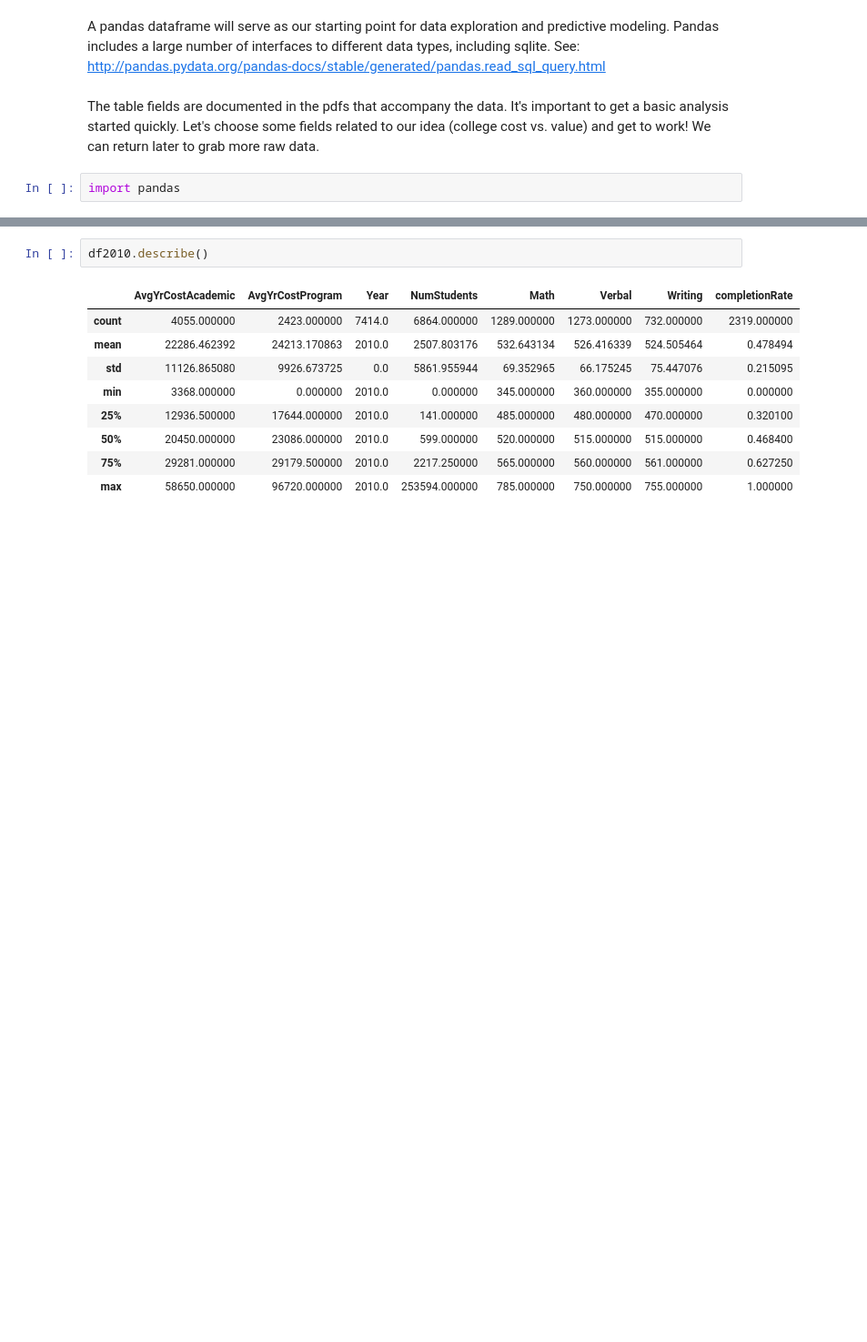
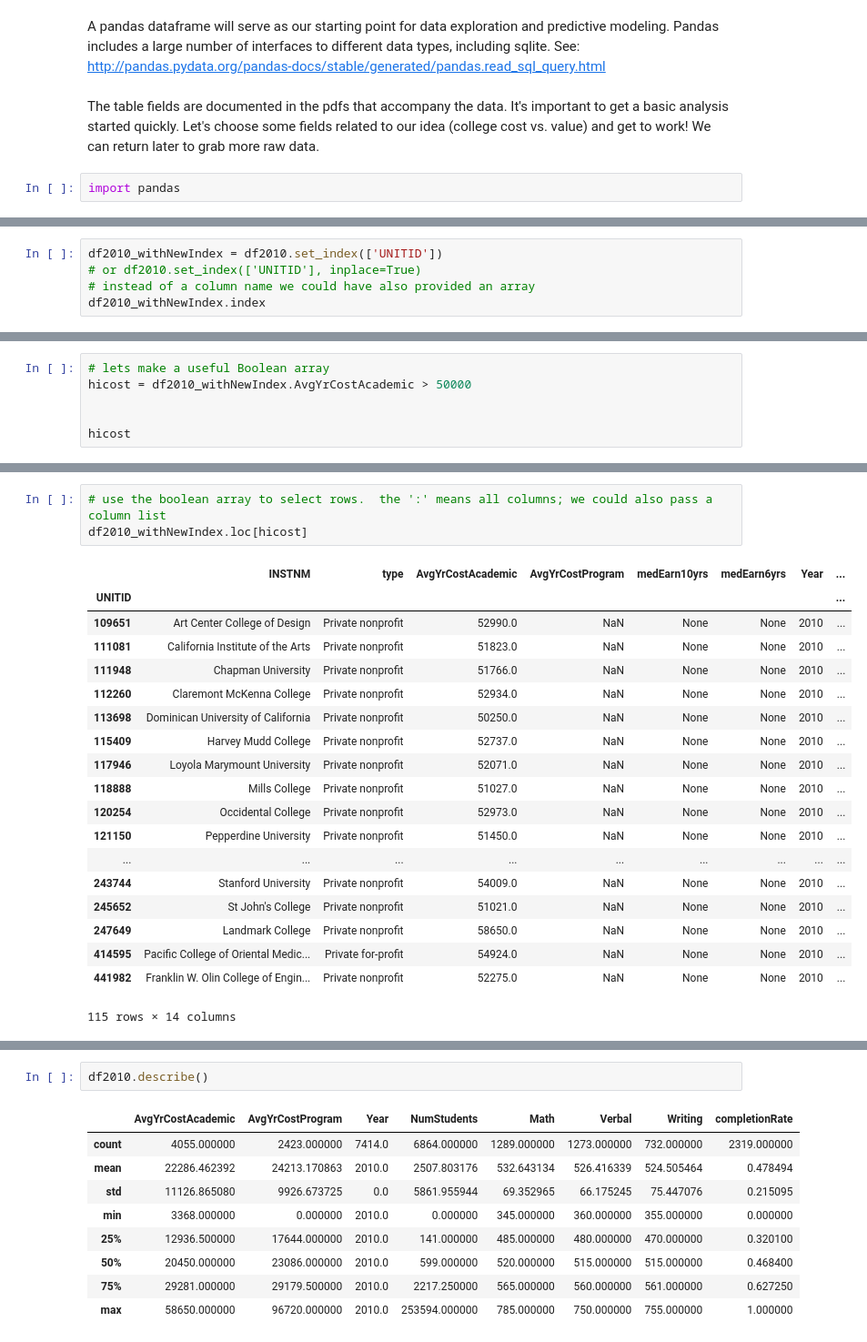
Before and after one commit to peterfig/intro2ml, a Jupyter notebook: college.ipynb, the cells around one changed output, grey strips where cells are left out. Shown at 91% size. Drawn from its saved outputs; the diff is of its cells as text; blank space fills up the shorter version.

```diff
--- a/college.ipynb
+++ b/college.ipynb
@@ -78,0 +106,5 @@ df2010
+# %%
+df2010_withNewIndex = df2010.set_index(['UNITID'])
+# or df2010.set_index(['UNITID'], inplace=True)
+# instead of a column name we could have also provided an array
+df2010_withNewIndex.index
@@ -78,0 +160,6 @@ df2010
+# %%
+# lets make a useful Boolean array
+hicost = df2010_withNewIndex.AvgYrCostAcademic > 50000
+
+
+hicost
@@ -78,0 +192,23 @@ df2010
+# %%
+# use the boolean array to select rows.  the ':' means all columns; we could also pass a column list
+df2010_withNewIndex.loc[hicost]
+# %% [output]
+|  | INSTNM | type | AvgYrCostAcademic | AvgYrCostProgram | medEarn10yrs | medEarn6yrs | Year | ... |
+| UNITID |  |  |  |  |  |  |  | ... |
+| 109651 | Art Center College of Design | Private nonprofit | 52990.0 | NaN | None | None | 2010 | ... |
+| 111081 | California Institute of the Arts | Private nonprofit | 51823.0 | NaN | None | None | 2010 | ... |
+| 111948 | Chapman University | Private nonprofit | 51766.0 | NaN | None | None | 2010 | ... |
+| 112260 | Claremont McKenna College | Private nonprofit | 52934.0 | NaN | None | None | 2010 | ... |
+| 113698 | Dominican University of California | Private nonprofit | 50250.0 | NaN | None | None | 2010 | ... |
+| 115409 | Harvey Mudd College | Private nonprofit | 52737.0 | NaN | None | None | 2010 | ... |
+| 117946 | Loyola Marymount University | Private nonprofit | 52071.0 | NaN | None | None | 2010 | ... |
+| 118888 | Mills College | Private nonprofit | 51027.0 | NaN | None | None | 2010 | ... |
+| 120254 | Occidental College | Private nonprofit | 52973.0 | NaN | None | None | 2010 | ... |
+| 121150 | Pepperdine University | Private nonprofit | 51450.0 | NaN | None | None | 2010 | ... |
+| ... | ... | ... | ... | ... | ... | ... | ... | ... |
+| 243744 | Stanford University | Private nonprofit | 54009.0 | NaN | None | None | 2010 | ... |
+| 245652 | St John's College | Private nonprofit | 51021.0 | NaN | None | None | 2010 | ... |
+| 247649 | Landmark College | Private nonprofit | 58650.0 | NaN | None | None | 2010 | ... |
+| 414595 | Pacific College of Oriental Medic... | Private for-profit | 54924.0 | NaN | None | None | 2010 | ... |
+| 441982 | Franklin W. Olin College of Engin... | Private nonprofit | 52275.0 | NaN | None | None | 2010 | ... |
+115 rows × 14 columns
```
Also changed, not shown: parts of 63 cells of this notebook, 7 other files.
